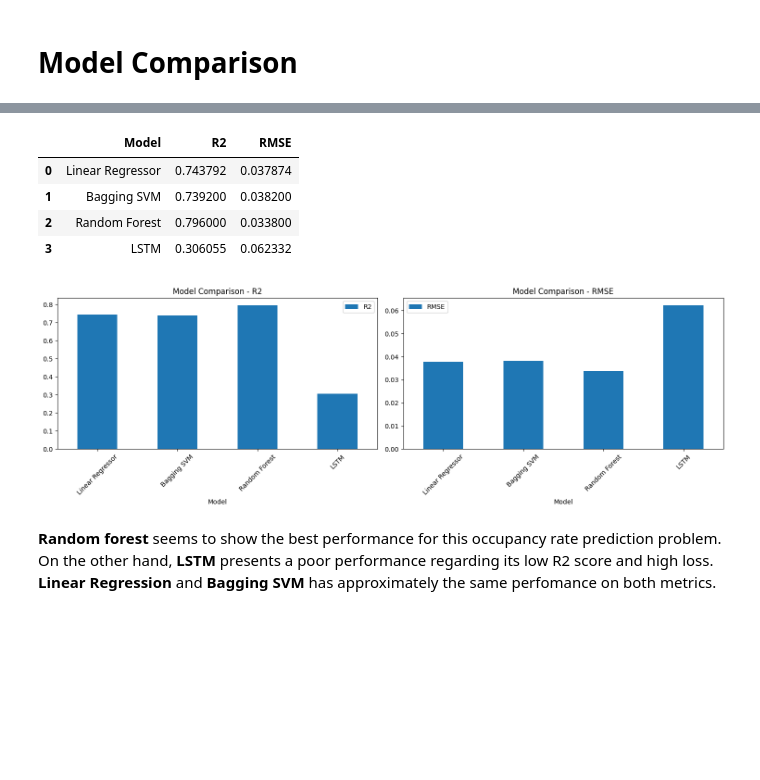
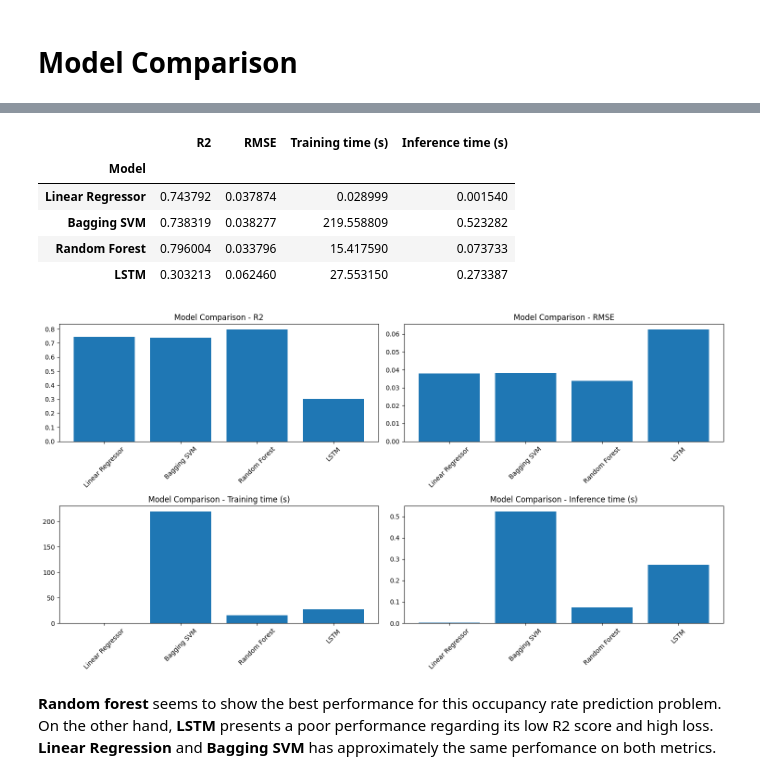
Before and after one commit to Rochdy-max/traffic-flow-prediction, a Jupyter notebook: main.ipynb, the cells around one changed output, grey strips where cells are left out. Saved outputs shown, nothing was run; the diff lists cells and outputs as text; code cells hidden in the pictures; blank space fills up the shorter version.

```diff
--- a/main.ipynb
+++ b/main.ipynb
@@ -233,7 +233,7 @@ selected_arcs
 # %% [output]
 [1345, 1395, 1397, 6793, 6811, 6813, 6815, 6818, 6996, 6997]
 # %%
-w1_df.drop(columns=["etat_trafic_inconnu", "missing_q"], inplace=True)
+w1_df.drop(columns=["missing_k", "missing_q"], inplace=True)
 # %%
 loaded_df = w1_df[w1_df["iu_ac"].isin(selected_arcs)]
 
@@ -769,10 +795,10 @@ bag_svm = BaggingRegressor(estimator=svm_base, random_state=42, n_estimators=5)
 
 # Bagging SVM parameters
 bag_svm_params_grid = {
-    'estimator__epsilon': [0.01, 0.1, 1],
+    'estimator__epsilon': [0.01, 0.1],
     'estimator__kernel': ['linear', 'rbf'],
     'estimator__gamma': ['scale', 'auto'],
-    'n_estimators': [5, 10, 20],
+    'n_estimators': [5, 10],
 }
 
 # Grid Search for bagging SVM
@@ -966,15 +1094,28 @@ plt.show()
 # %%
+# Inference start time
+lstm_infer_start = time.perf_counter()
+
+# Inference
 lstm_y_pred = lstm_model.predict(X_test_lstm)
 
-r2 = r2_score(y_test, lstm_y_pred)
-rmse = np.sqrt(mean_squared_error(y_test, lstm_y_pred))
+# Inference end time
+lstm_infer_end = time.perf_counter()
+
+# Inference duration
+lstm_infer_time = lstm_infer_end - lstm_infer_start
+
+lstm_r2 = r2_score(y_test, lstm_y_pred)
+lstm_rmse = np.sqrt(mean_squared_error(y_test, lstm_y_pred))
 
 evaluation_summary.append({
     "Model": "LSTM",
-    "R2": r2,
-    "RMSE": rmse,
+    "R2": lstm_r2,
+    "RMSE": lstm_rmse,
+    "Training time (s)": lstm_fit_time,
+    "Inference time (s)": lstm_infer_time,
 })
 
-print(f"R-squared (R²) Score: {r2:.4f}")
-print(f"Root Mean Squared Error (RMSE): {rmse:.4f}")
+print(f"Inference time: {lstm_infer_time:.2f} seconds")
+print(f"R-squared (R²) Score: {lstm_r2:.4f}")
+print(f"Root Mean Squared Error (RMSE): {lstm_rmse:.4f}")
 # %% [output]
@@ -986,27 +1151,30 @@ Root Mean Squared Error (RMSE): 0.0623
 # %%
 df_evaluation_summary = pd.DataFrame(evaluation_summary)
+df_evaluation_summary = df_evaluation_summary.set_index("Model")
 df_evaluation_summary
 # %% [output]
-|  | Model | R2 | RMSE |
-| 0 | Linear Regressor | 0.743792 | 0.037874 |
-| 1 | Bagging SVM | 0.739200 | 0.038200 |
-| 2 | Random Forest | 0.796000 | 0.033800 |
-| 3 | LSTM | 0.306055 | 0.062332 |
+|  | R2 | RMSE | Training time (s) | Inference time (s) |
+| Model |  |  |  |  |
+| Linear Regressor | 0.743792 | 0.037874 | 0.028999 | 0.001540 |
+| Bagging SVM | 0.738319 | 0.038277 | 219.558809 | 0.523282 |
+| Random Forest | 0.796004 | 0.033796 | 15.417590 | 0.073733 |
+| LSTM | 0.303213 | 0.062460 | 27.553150 | 0.273387 |
 # %%
-metrics = ['R2', 'RMSE']
-_, axs = plt.subplots(1, 2, figsize=(15, 5))
-colors = ["blue", "orange"]
+metrics = df_evaluation_summary.columns
+_, axs = plt.subplots(2, 2, figsize=(15, 8))
+axs = axs.ravel()
 
 # Plot metrics bars for each model
-for col, ax in zip(metrics, axs):
-    df_evaluation_summary.plot(kind='bar', x='Model', y=col, title=f'Model Comparison - {col}', ax=ax)
+for metric, ax in zip(metrics, axs):
+    ax.bar(x=df_evaluation_summary.index, height=df_evaluation_summary[metric])
+    ax.set_title(f'Model Comparison - {metric}')
     ax.tick_params("x", rotation=45)
 
 # Show plot
 plt.tight_layout()
 plt.show()
 # %% [output]
-[figure, old version]
+[figure, new version]
 # %% [markdown]
 **Random forest** seems to show the best performance for this occupancy rate prediction problem. On the other hand, **LSTM** presents a poor performance regarding its low R2 score and high loss. **Linear Regression** and **Bagging SVM** has approximately the same perfomance on both metrics.
 # %% [markdown]
```
Also changed, not shown: parts of 17 cells of this notebook.
